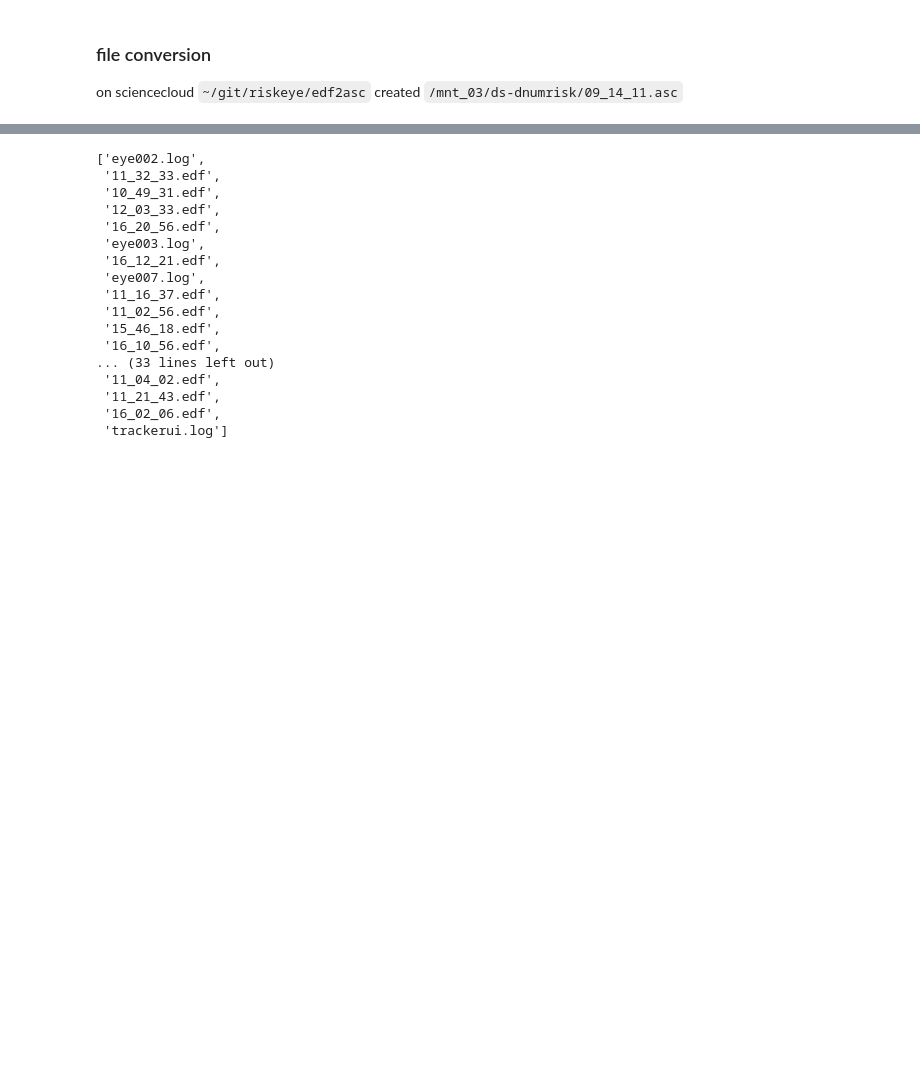
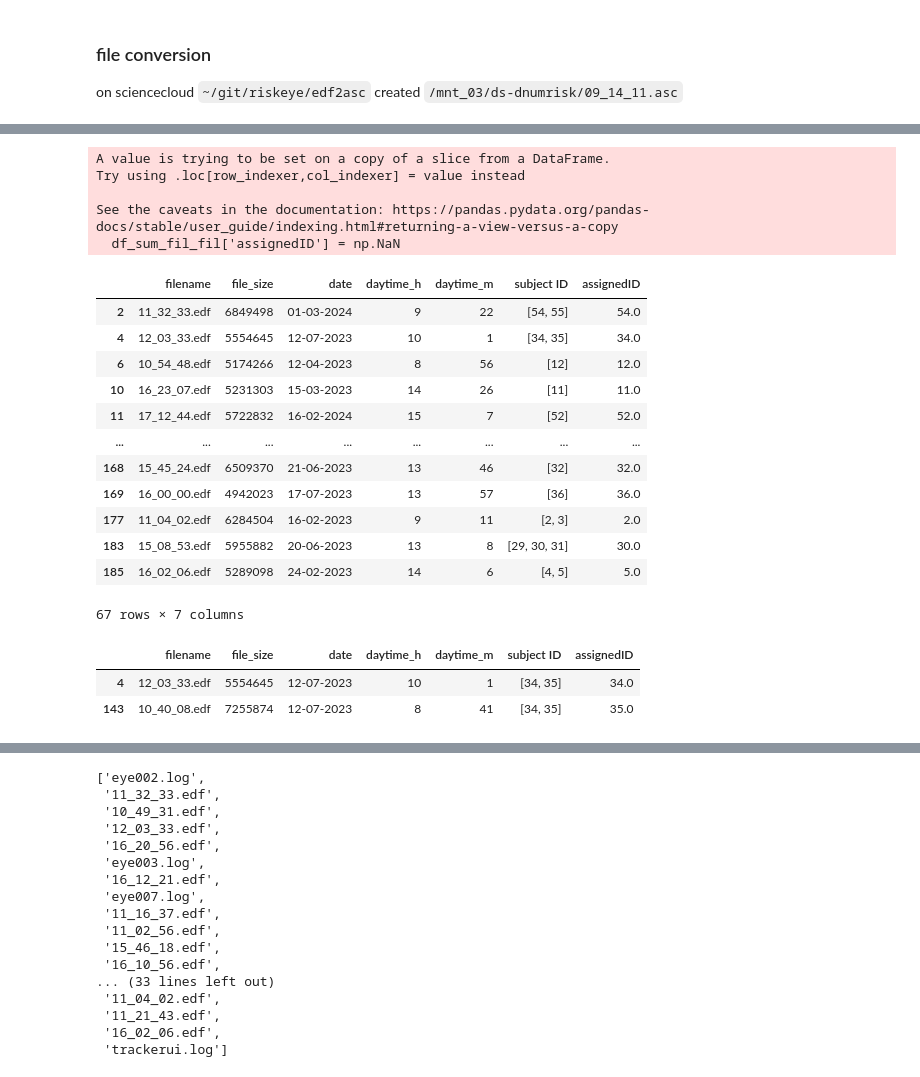
Before and after one commit to mrenke/numrisk, a Jupyter notebook: numrisk/behavior_risk/eyetracking_01.ipynb, the cells around one changed output, grey strips where cells are left out. Saved outputs shown, nothing was run; the diff lists cells and outputs as text; code cells hidden in the pictures; blank space fills up the shorter version.

Commit message:
eyetrack local summary on state of analysis (data prep fin.)

```diff
--- a/numrisk/behavior_risk/eyetracking_01.ipynb
+++ b/numrisk/behavior_risk/eyetracking_01.ipynb
@@ -27,14 +36,13 @@ created `/mnt_03/ds-dnumrisk/09_14_11.asc`
 # %%
-# renaming & reorganizing files
-
 import os
 import pandas as pd
 import os.path as op
 from datetime import datetime
+import numpy as np
 
 bids_folder = '/Users/mrenke/data/ds-dnumrisk'
-pati_eye = op.join(bids_folder, 'sourcedata/eyetracking_risk')
-pati_eye_new = op.join(bids_folder, 'sourcedata/eyetracking_risk_renames')
+pati_eye = op.join(bids_folder, 'sourcedata/eyetracking_risk/eyetracking_risk_original')
+pati_eye_new = op.join(bids_folder, 'sourcedata/eyetracking_risk/eyetracking_risk_renamed')
 #os.makedirs(pati_eye_new, exist_ok=True)
 
 fns = os.listdir(pati_eye)
@@ -47,0 +89,7 @@ df['subject ID'] = df['subject ID'].astype(int)
+# %%
+# filter the table for files with sufficient size
+size_thresh = 4 * 1000000 # 1 MB
+df_sum_fil = df_sum[df_sum['file_size']> size_thresh]  # only files larger than 4 MB
+# df_sum_fil.sort_values(by='date', ascending=False).to_csv(op.join(bids_folder, 'sourcedata','overview_table_eyetrackingData.csv'), index=False)
+df_sum_fil_fil = df_sum_fil[~df_sum_fil['filename'].str.match(r'^[A-Za-z]')] # remove weird files (all beli=ong to two subjects..., see overview_table_eyetrackingData)
+df_sum_fil_fil # 67 subs! one too much but otherwise looks good... apart from the different formats...
@@ -47,0 +115,65 @@ df['subject ID'] = df['subject ID'].astype(int)
+# %%
+import numpy as np
+df_sum_fil_fil['assignedID'] = np.NaN
+
+for index, row in df_sum_fil_fil.iterrows():
+    if  pd.isna(row['assignedID']):
+        if len(row['subject ID']) == 1:
+            df_sum_fil_fil.at[index, 'assignedID'] = row['subject ID'][0]
+        if len(row['subject ID']) == 2:
+            tmp = df_sum_fil_fil[df_sum_fil_fil['date'] == row['date']]
+            tmp = tmp.reset_index()#.loc[1]
+            index_otherFile_sameDate = tmp['index'][1]
+            date = row['date']
+
+            if np.abs(tmp['daytime_h'][0] - tmp['daytime_h'][1]) > 2 : # separate session
+                #print(f'subsequent session on {date}')
+                if tmp['daytime_h'][0] < tmp['daytime_h'][1]: # whichever was aquired first has the smaller ID
+                    df_sum_fil_fil.at[index, 'assignedID'] = row['subject ID'][0] # index of current file (row) - first in tmp df ([0]) - gets forst sub ID (smaller one)
+                    df_sum_fil_fil.at[index_otherFile_sameDate, 'assignedID'] = row['subject ID'][1]
+                else:
+                    df_sum_fil_fil.at[index, 'assignedID'] = row['subject ID'][1] # the other way around from above
+                    df_sum_fil_fil.at[index_otherFile_sameDate, 'assignedID'] = row['subject ID'][0]
+
+            else:  # double session - the other way around as above, whichever was aquired first has the larger ID
+                #print(f'double session on {date}')
+                if tmp['daytime_h'][0] < tmp['daytime_h'][1]: # whichever was aquired first has the larger ID
+                    df_sum_fil_fil.at[index, 'assignedID'] = row['subject ID'][1]
+                    df_sum_fil_fil.at[index_otherFile_sameDate, 'assignedID'] = row['subject ID'][0]
+                else:
+                    df_sum_fil_fil.at[index, 'assignedID'] = row['subject ID'][0] # the other way around from above
+                    df_sum_fil_fil.at[index_otherFile_sameDate, 'assignedID'] = row['subject ID'][1]
+
+# hard code the 3 sessions on one day:
+df_sum_fil_fil.at[45, 'assignedID'] = 29 # at 9 am - single session gets first ID
+df_sum_fil_fil.at[141 , 'assignedID'] = 31 # at 13:40 - part of double session
+df_sum_fil_fil.at[183 , 'assignedID'] =  30 # at 13:08
+
+
+df_sum_fil_fil
+# %% [output]
+A value is trying to be set on a copy of a slice from a DataFrame.
+Try using .loc[row_indexer,col_indexer] = value instead
+
+See the caveats in the documentation: https://pandas.pydata.org/pandas-docs/stable/user_guide/indexing.html#returning-a-view-versus-a-copy
+  df_sum_fil_fil['assignedID'] = np.NaN
+|  | filename | file_size | date | daytime_h | daytime_m | subject ID | assignedID |
+| 2 | 11_32_33.edf | 6849498 | 01-03-2024 | 9 | 22 | [54, 55] | 54.0 |
+| 4 | 12_03_33.edf | 5554645 | 12-07-2023 | 10 | 1 | [34, 35] | 34.0 |
+| 6 | 10_54_48.edf | 5174266 | 12-04-2023 | 8 | 56 | [12] | 12.0 |
+| 10 | 16_23_07.edf | 5231303 | 15-03-2023 | 14 | 26 | [11] | 11.0 |
+| 11 | 17_12_44.edf | 5722832 | 16-02-2024 | 15 | 7 | [52] | 52.0 |
+| ... | ... | ... | ... | ... | ... | ... | ... |
+| 168 | 15_45_24.edf | 6509370 | 21-06-2023 | 13 | 46 | [32] | 32.0 |
+| 169 | 16_00_00.edf | 4942023 | 17-07-2023 | 13 | 57 | [36] | 36.0 |
+| 177 | 11_04_02.edf | 6284504 | 16-02-2023 | 9 | 11 | [2, 3] | 2.0 |
+| 183 | 15_08_53.edf | 5955882 | 20-06-2023 | 13 | 8 | [29, 30, 31] | 30.0 |
+| 185 | 16_02_06.edf | 5289098 | 24-02-2023 | 14 | 6 | [4, 5] | 5.0 |
+67 rows × 7 columns
+# %%
+# check: example: 12-07-2023 - double session, 01-03-2024 - separate sessions
+df_sum_fil_fil[df_sum_fil_fil['date'] == '12-07-2023']
+# %% [output]
+|  | filename | file_size | date | daytime_h | daytime_m | subject ID | assignedID |
+| 4 | 12_03_33.edf | 5554645 | 12-07-2023 | 10 | 1 | [34, 35] | 34.0 |
+| 143 | 10_40_08.edf | 7255874 | 12-07-2023 | 8 | 41 | [34, 35] | 35.0 |
```
Also changed, not shown: parts of 14 cells of this notebook.
